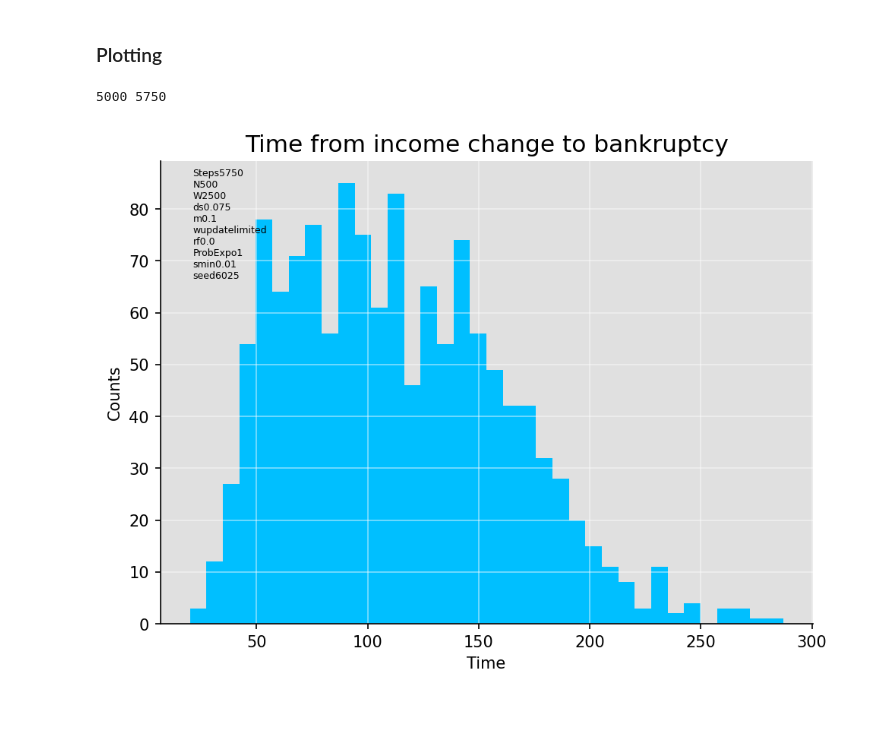
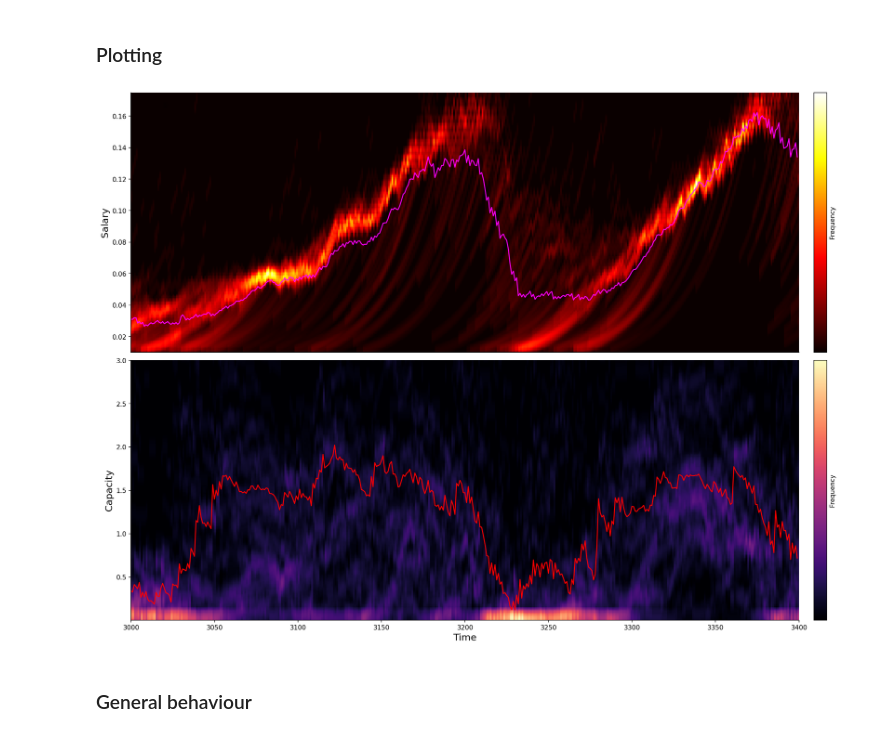
Before and after one commit to 2BeAsh/masters_project, a Jupyter notebook: code/models/common/run_plotting.ipynb, the cells around one changed output. Saved outputs shown, nothing was run; the diff lists cells and outputs as text; code cells hidden in the pictures.

```diff
--- a/code/models/common/run_plotting.ipynb
+++ b/code/models/common/run_plotting.ipynb
@@ -4,36 +4,29 @@ import numpy as np
 import plotting_master as pm
 import run
 
-# Parameters
-number_of_companies = 500
+# -- Parameters --
+number_of_companies = 50
 number_of_workers = 5 * number_of_companies
-salary_increase = 0.075
+salary_increase = 0.035
 interest_rate_free = 0.0 # "variable" or float
 mutation_magnitude = 0.1 # Float, "spread", "last_T"
-prob_exponent = 1
+prob_exponent = 4
+salary_min = 1e-2
+warmup_steps = 3000
+time_steps = 400 + warmup_steps
+seed = 300 # np.random.randint(0, 10000)
+
 # Bankruptcy: negative_money, cannot_pay_salary
 # mutation: "constant", "spread", "last_T", "minimum", "log", "mean", "worker_opinion", "0_to_mean", "normal", "positive_income"
 update_methods = {"worker_update": "limited",
                   "bankruptcy": "negative_money",
-                  "mutation": "constant",}
-warmup_steps = 5000
-time_steps = 750 + warmup_steps
-seed = 6025 # np.random.randint(0, 10000)
+                  "mutation": "positive_income",}
 
-# warm2500 steps500 seed42
-# N1000 warm6350 steps10000 seed42
 
-# Multiple m values
-m_values = [1e-2, 5e-2, 1e-1, 5e-1, 1, 5, 10]
-prob_exponent_values = [0, 1, 2, 4, 6, 8]
-group_name_list_mutation = []
-group_name_list_prob_expo = []
+# Create instances
 create_data = run.RunWorkForce(number_of_companies, number_of_workers, salary_increase,
-                            interest_rate_free, mutation_magnitude, prob_exponent, update_methods, time_steps, seed)
-create_data.salary_min = 1e-2
+                            interest_rate_free, mutation_magnitude, prob_exponent, salary_min, update_methods, time_steps, seed)
 gname = create_data._get_group_name()
-
-# Create plotting instance
 plotter = pm.PlotMaster(gname, skip_values=warmup_steps)
 # %% [markdown]
 ### Store values
@@ -62,7 +35,6 @@ for expo in prob_exponent_values:
 # %% [markdown]
 ### Plotting
-# %%
-plotter.plot_time_from_income_change_to_bankruptcy()
-# %% [output]
-5000 5750
-[figure, removed]
+# %%
+plotter.plot_running_KDE(bandwidth_s=0.005, bandwidth_d=0.15, s_lim=(0.01, 0.175), d_lim=(0.001, 3), eval_points=200, kernel="epanechnikov", show_mean=True)
+# %% [output]
+[figure, added]
@@ -69,2 +43,4 @@ plotter.plot_time_from_income_change_to_bankruptcy()
+# %% [markdown]
+### General behaviour
 # %%
 plotter.plot_salary(show_spread=False)
```
Also changed, not shown: parts of 28 cells of this notebook.
